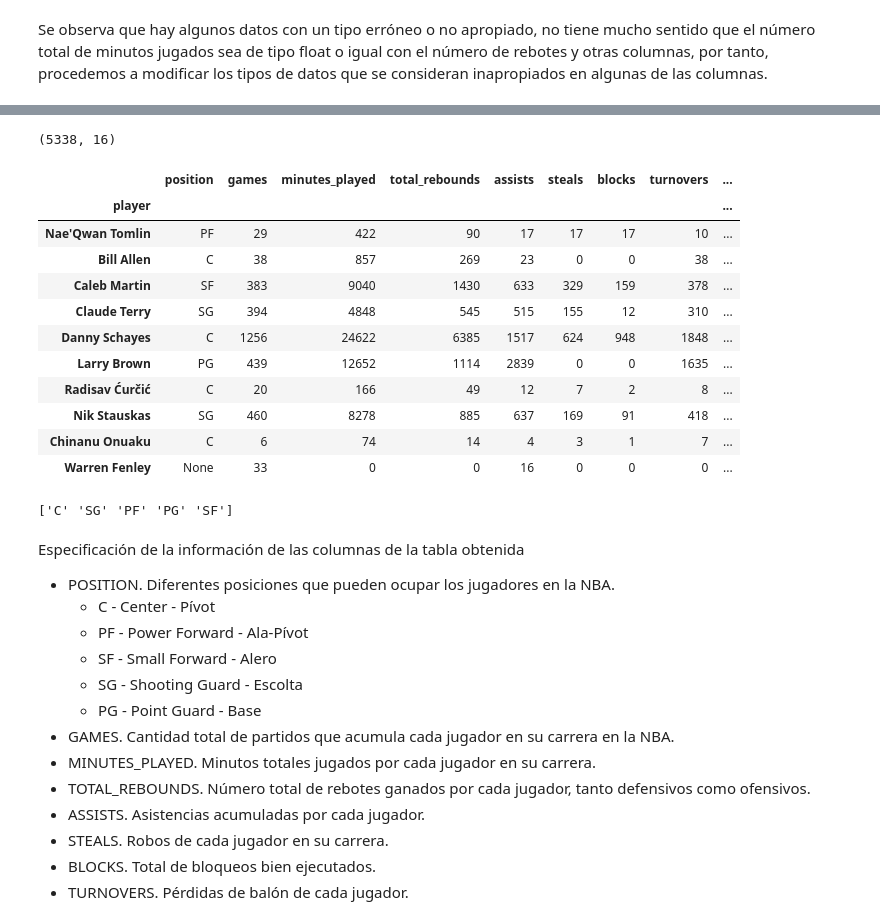
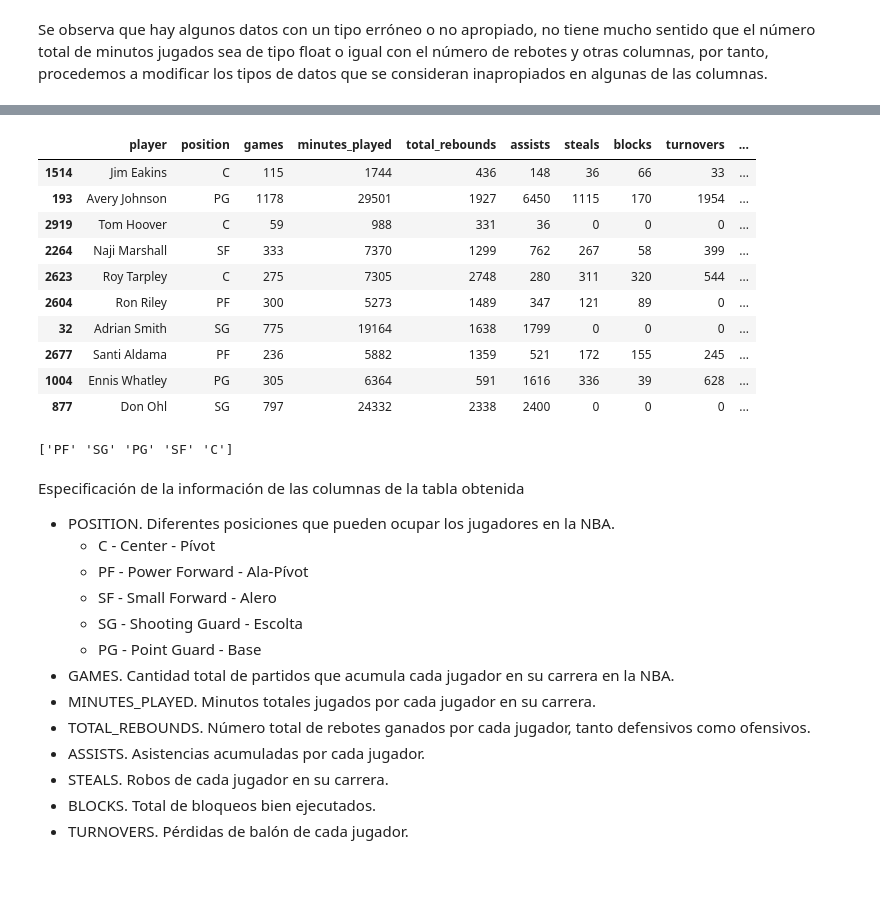
Before and after one commit to jacc1087/Estadistica, a Jupyter notebook: PracticaEstadistica__Contreras_Caño_Jose_Angel.ipynb, the cells around one changed output, grey strips where cells are left out. Cells and saved outputs as stored; diff of their text form; code cells hidden in the pictures; blank space fills up the shorter version.

```diff
--- a/PracticaEstadistica__Contreras_Caño_Jose_Angel.ipynb
+++ b/PracticaEstadistica__Contreras_Caño_Jose_Angel.ipynb
@@ -203,29 +215,25 @@ memory usage: 709.0+ KB
-# %%
-important_data.shape
-# %% [output]
-(5338, 16)
-# %%
-important_data.sample(10)
-# %% [output]
-|  | position | games | minutes_played | total_rebounds | assists | steals | blocks | turnovers | ... |
-| player |  |  |  |  |  |  |  |  | ... |
-| Nae'Qwan Tomlin | PF | 29 | 422 | 90 | 17 | 17 | 17 | 10 | ... |
-| Bill Allen | C | 38 | 857 | 269 | 23 | 0 | 0 | 38 | ... |
-| Caleb Martin | SF | 383 | 9040 | 1430 | 633 | 329 | 159 | 378 | ... |
-| Claude Terry | SG | 394 | 4848 | 545 | 515 | 155 | 12 | 310 | ... |
-| Danny Schayes | C | 1256 | 24622 | 6385 | 1517 | 624 | 948 | 1848 | ... |
-| Larry Brown | PG | 439 | 12652 | 1114 | 2839 | 0 | 0 | 1635 | ... |
-| Radisav Ćurčić | C | 20 | 166 | 49 | 12 | 7 | 2 | 8 | ... |
-| Nik Stauskas | SG | 460 | 8278 | 885 | 637 | 169 | 91 | 418 | ... |
-| Chinanu Onuaku | C | 6 | 74 | 14 | 4 | 3 | 1 | 7 | ... |
-| Warren Fenley | None | 33 | 0 | 0 | 16 | 0 | 0 | 0 | ... |
+# %%
+# Resetear el índice para que 'player', por lo que están agrupados los registros, sea solo una columna y no el índice
+important_data = important_data.reset_index(drop=True)
+important_data.sample(10)
+# %% [output]
+|  | player | position | games | minutes_played | total_rebounds | assists | steals | blocks | turnovers | ... |
+| 1514 | Jim Eakins | C | 115 | 1744 | 436 | 148 | 36 | 66 | 33 | ... |
+| 193 | Avery Johnson | PG | 1178 | 29501 | 1927 | 6450 | 1115 | 170 | 1954 | ... |
+| 2919 | Tom Hoover | C | 59 | 988 | 331 | 36 | 0 | 0 | 0 | ... |
+| 2264 | Naji Marshall | SF | 333 | 7370 | 1299 | 762 | 267 | 58 | 399 | ... |
+| 2623 | Roy Tarpley | C | 275 | 7305 | 2748 | 280 | 311 | 320 | 544 | ... |
+| 2604 | Ron Riley | PF | 300 | 5273 | 1489 | 347 | 121 | 89 | 0 | ... |
+| 32 | Adrian Smith | SG | 775 | 19164 | 1638 | 1799 | 0 | 0 | 0 | ... |
+| 2677 | Santi Aldama | PF | 236 | 5882 | 1359 | 521 | 172 | 155 | 245 | ... |
+| 1004 | Ennis Whatley | PG | 305 | 6364 | 591 | 1616 | 336 | 39 | 628 | ... |
+| 877 | Don Ohl | SG | 797 | 24332 | 2338 | 2400 | 0 | 0 | 0 | ... |
 # %%
 # Diferentes posiciones en la NBA
-posiciones_limpias = df['position'].dropna().unique()
-
+posiciones_limpias = important_data['position'].dropna().unique()
 print(posiciones_limpias)
 # %% [output]
-['C' 'SG' 'PF' 'PG' 'SF']
+['PF' 'SG' 'PG' 'SF' 'C']
 # %% [markdown]
 Especificación de la información de las columnas de la tabla obtenida
 - POSITION. Diferentes posiciones que pueden ocupar los jugadores en la NBA.
```
Also changed, not shown: parts of 40 cells of this notebook.
